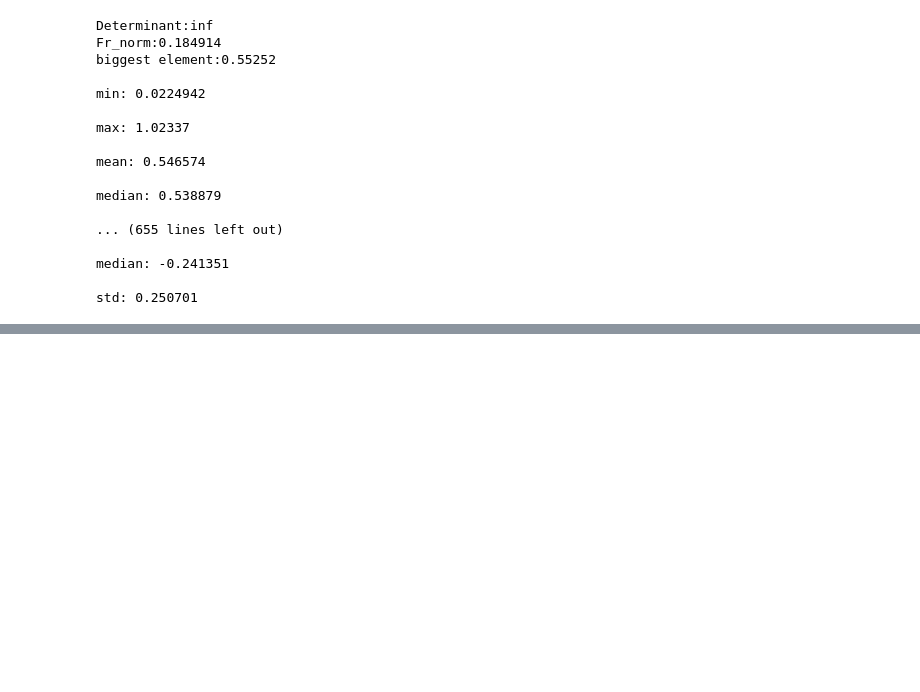
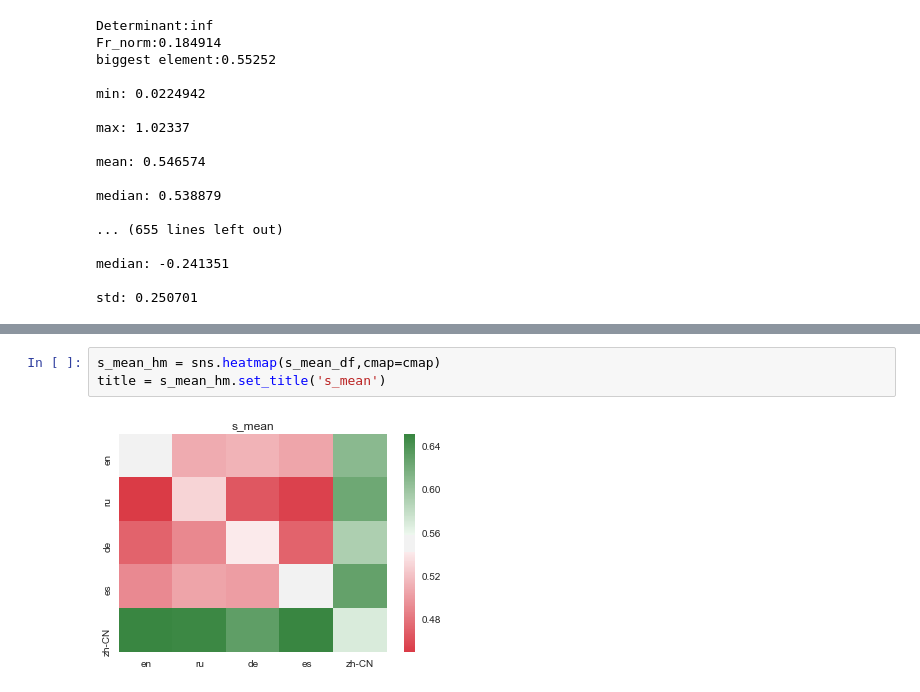
Before and after one commit to mike-tamir/IsomanticsWorkshop, a Jupyter notebook: code/SVD with Normalizer.ipynb, the cells around one changed output, grey strips where cells are left out. Cells and saved outputs as stored; diff of their text form; blank space fills up the shorter version.

```diff
--- a/code/SVD with Normalizer.ipynb
+++ b/code/SVD with Normalizer.ipynb
@@ -604,0 +709,5 @@ std: 0.250701
+# %%
+s_mean_hm = sns.heatmap(s_mean_df,cmap=cmap)
+title = s_mean_hm.set_title('s_mean')
+# %% [output]
+[figure, added]
```
Also changed, not shown: parts of 16 cells of this notebook, 1 other file.
